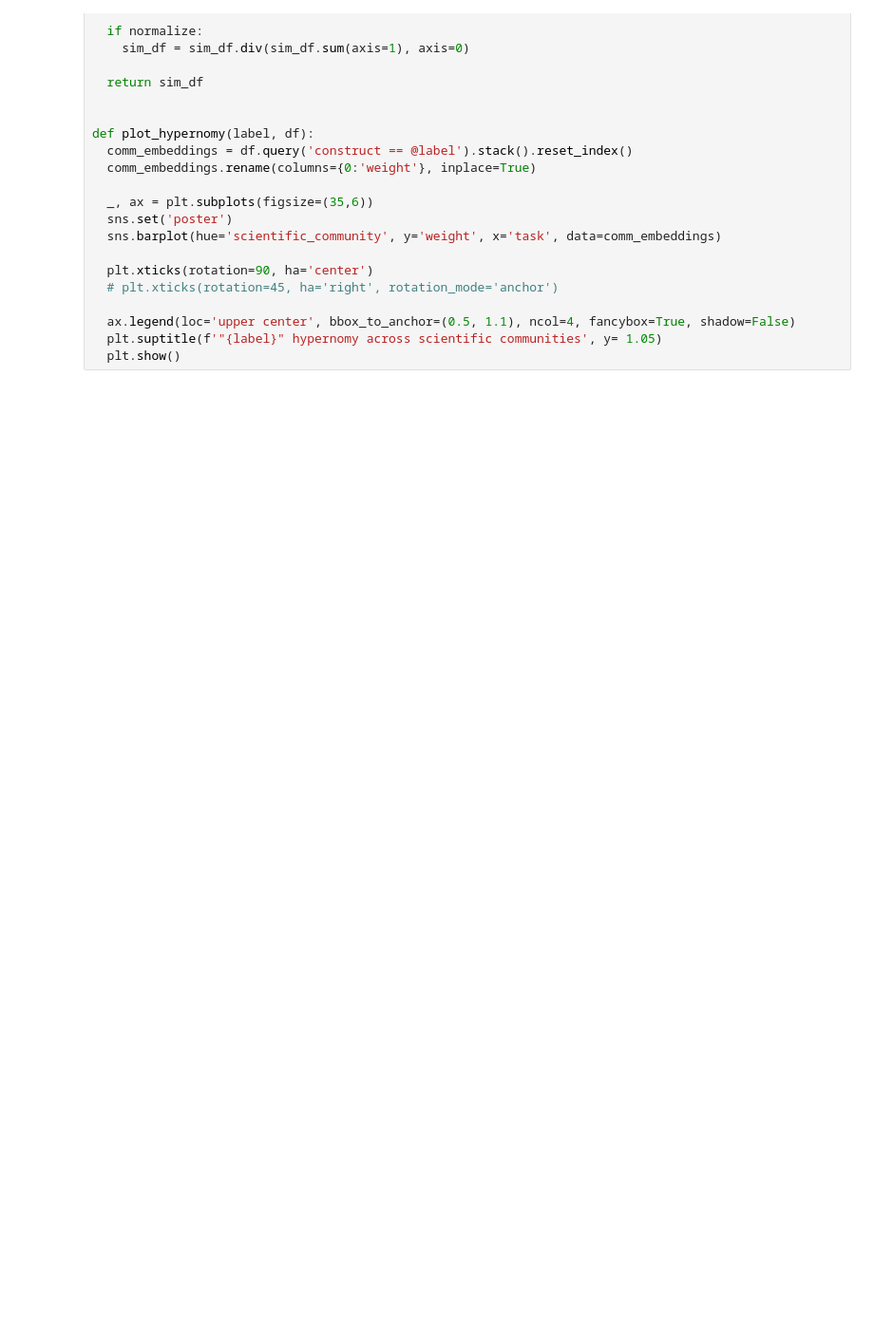
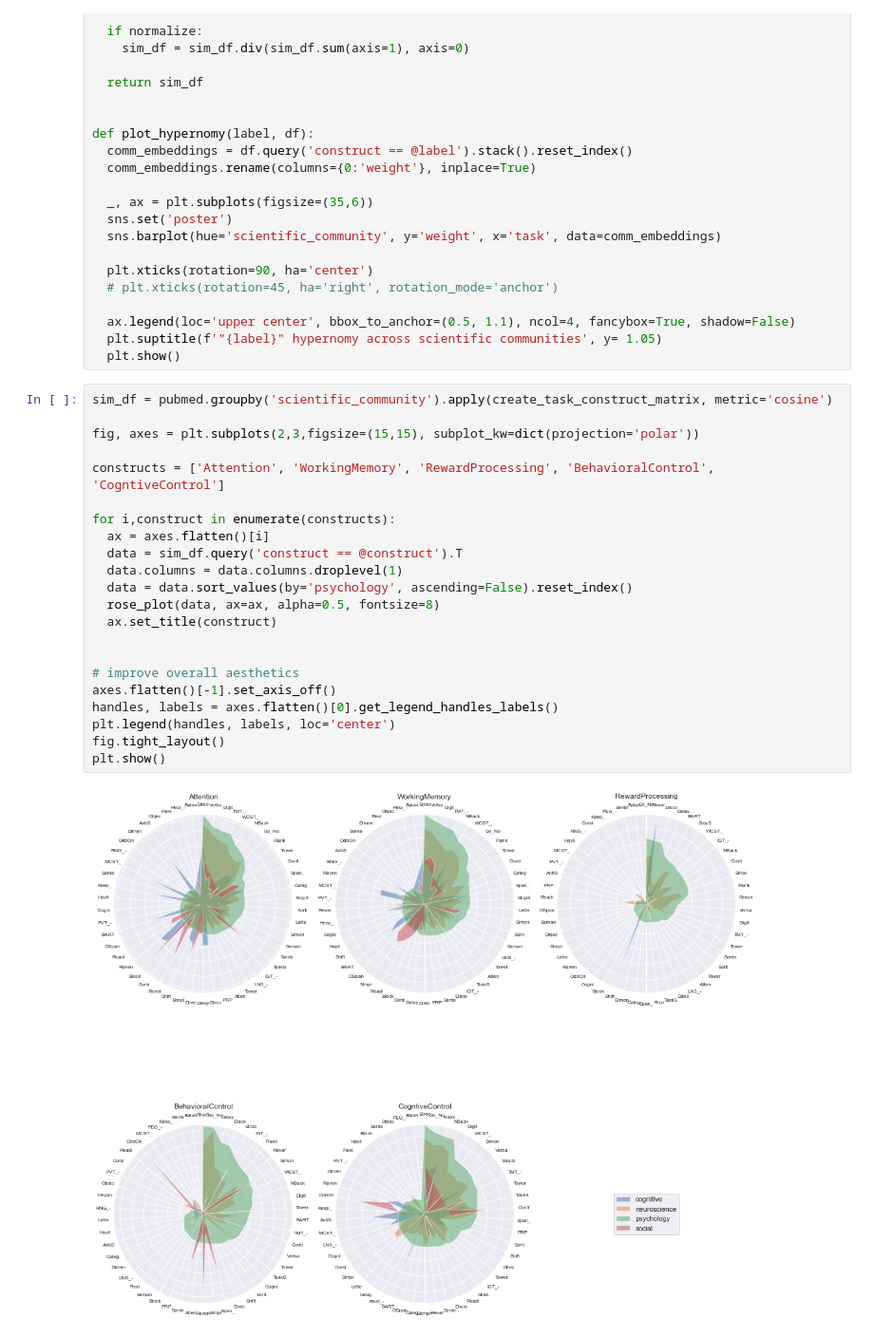
Before and after one commit to morteza/CogText, a Jupyter notebook: notebooks/8 Hypernomy.ipynb, the cells around one changed output. Shown at 95% size. Cells and saved outputs as stored; diff of their text form; blank space fills up the shorter version.

Commit message:
updated rose plots for construct signatures
Former-commit-id: fbccfaf16f49303ec4f97a11a732f2ee1a0e1dc6

```diff
--- a/notebooks/8 Hypernomy.ipynb
+++ b/notebooks/8 Hypernomy.ipynb
@@ -102,6 +103,30 @@ def plot_hypernomy(label, df):
   ax.legend(loc='upper center', bbox_to_anchor=(0.5, 1.1), ncol=4, fancybox=True, shadow=False)
   plt.suptitle(f'"{label}" hypernomy across scientific communities', y= 1.05)
   plt.show()
+# %%
+sim_df = pubmed.groupby('scientific_community').apply(create_task_construct_matrix, metric='cosine')
+
+fig, axes = plt.subplots(2,3,figsize=(15,15), subplot_kw=dict(projection='polar'))
+
+constructs = ['Attention', 'WorkingMemory', 'RewardProcessing', 'BehavioralControl', 'CogntiveControl']
+
+for i,construct in enumerate(constructs):
+  ax = axes.flatten()[i]
+  data = sim_df.query('construct == @construct').T
+  data.columns = data.columns.droplevel(1)
+  data = data.sort_values(by='psychology', ascending=False).reset_index()
+  rose_plot(data, ax=ax, alpha=0.5, fontsize=8)
+  ax.set_title(construct)
+
+
+# improve overall aesthetics
+axes.flatten()[-1].set_axis_off()
+handles, labels = axes.flatten()[0].get_legend_handles_labels()
+plt.legend(handles, labels, loc='center')
+fig.tight_layout()
+plt.show()
+# %% [output]
+[figure, added]
 # %%
 # create task-signature for the most popular constructs
 
```
Also changed, not shown: parts of 5 cells of this notebook, 2 other files.
